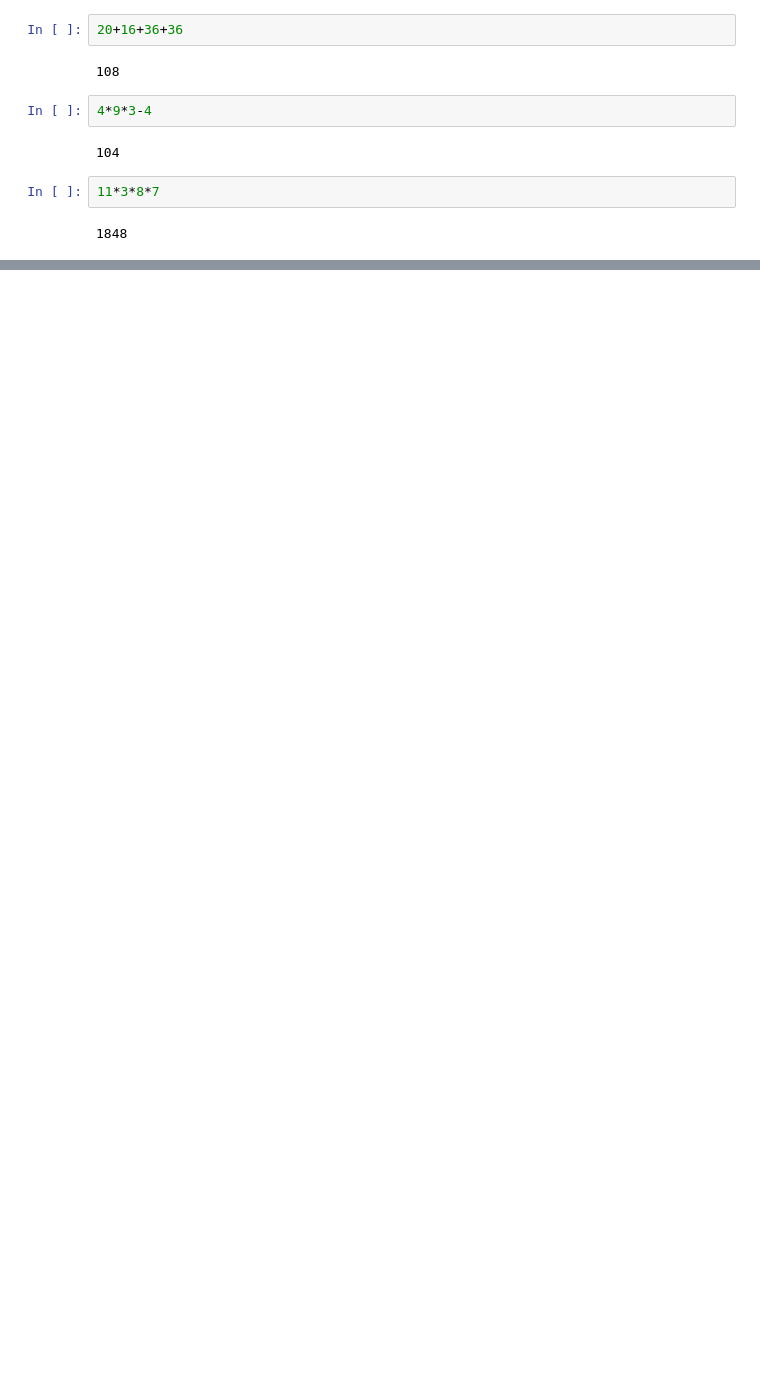
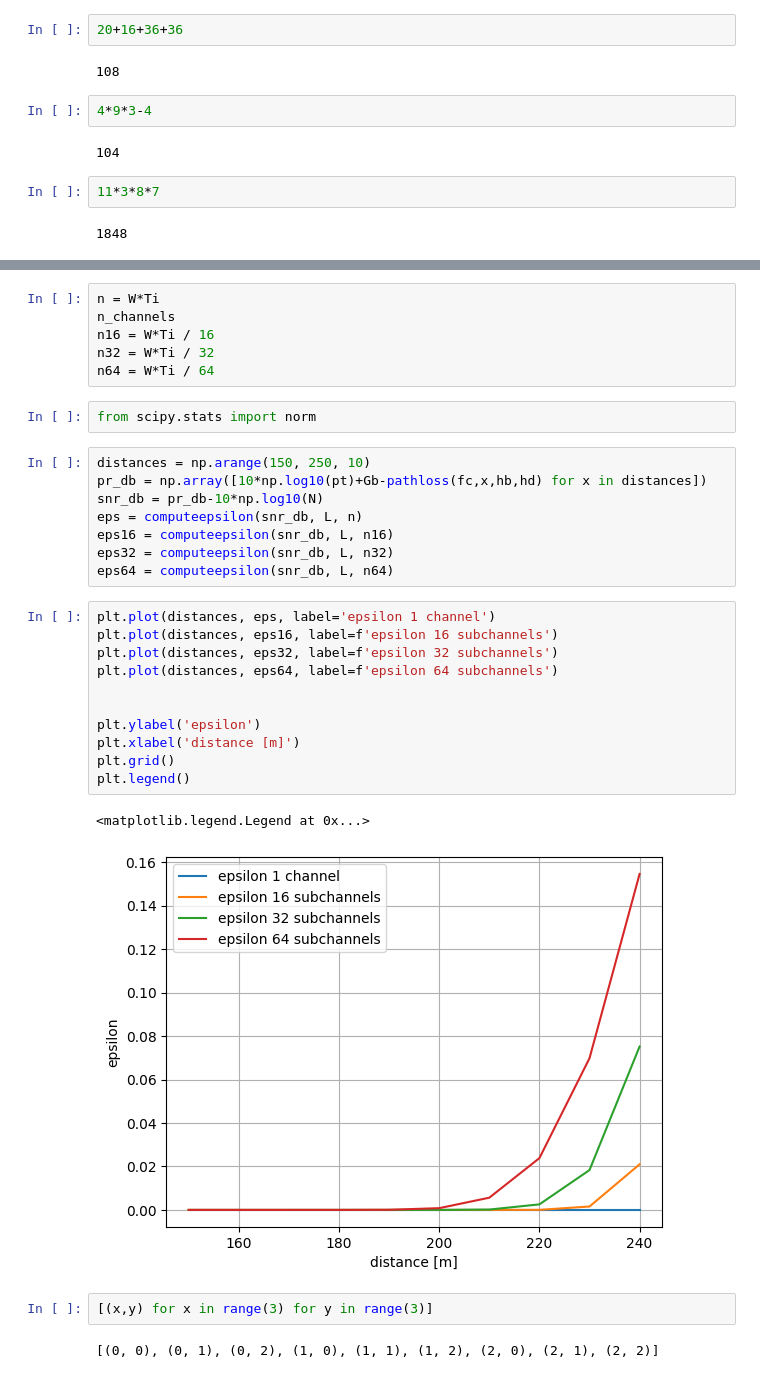
Before and after one commit to benrobaglia/D2D-PPO, a Jupyter notebook: Untitled.ipynb, the cells around one changed output, grey strips where cells are left out. Saved outputs shown, nothing was run; the diff lists cells and outputs as text; blank space fills up the shorter version.

```diff
--- a/Untitled.ipynb
+++ b/Untitled.ipynb
@@ -735,0 +535,34 @@ n32
+# %%
+n = W*Ti
+n_channels
+n16 = W*Ti / 16
+n32 = W*Ti / 32
+n64 = W*Ti / 64
+# %%
+from scipy.stats import norm
+# %%
+distances = np.arange(150, 250, 10)
+pr_db = np.array([10*np.log10(pt)+Gb-pathloss(fc,x,hb,hd) for x in distances])
+snr_db = pr_db-10*np.log10(N)
+eps = computeepsilon(snr_db, L, n)
+eps16 = computeepsilon(snr_db, L, n16)
+eps32 = computeepsilon(snr_db, L, n32)
+eps64 = computeepsilon(snr_db, L, n64)
+# %%
+plt.plot(distances, eps, label='epsilon 1 channel')
+plt.plot(distances, eps16, label=f'epsilon 16 subchannels')
+plt.plot(distances, eps32, label=f'epsilon 32 subchannels')
+plt.plot(distances, eps64, label=f'epsilon 64 subchannels')
+
+
+plt.ylabel('epsilon')
+plt.xlabel('distance [m]')
+plt.grid()
+plt.legend()
+# %% [output]
+<matplotlib.legend.Legend at 0x...>
+[figure, added]
+# %%
+[(x,y) for x in range(3) for y in range(3)]
+# %% [output]
+[(0, 0), (0, 1), (0, 2), (1, 0), (1, 1), (1, 2), (2, 0), (2, 1), (2, 2)]
```
Also changed, not shown: parts of 124 cells of this notebook, 21 other files.
